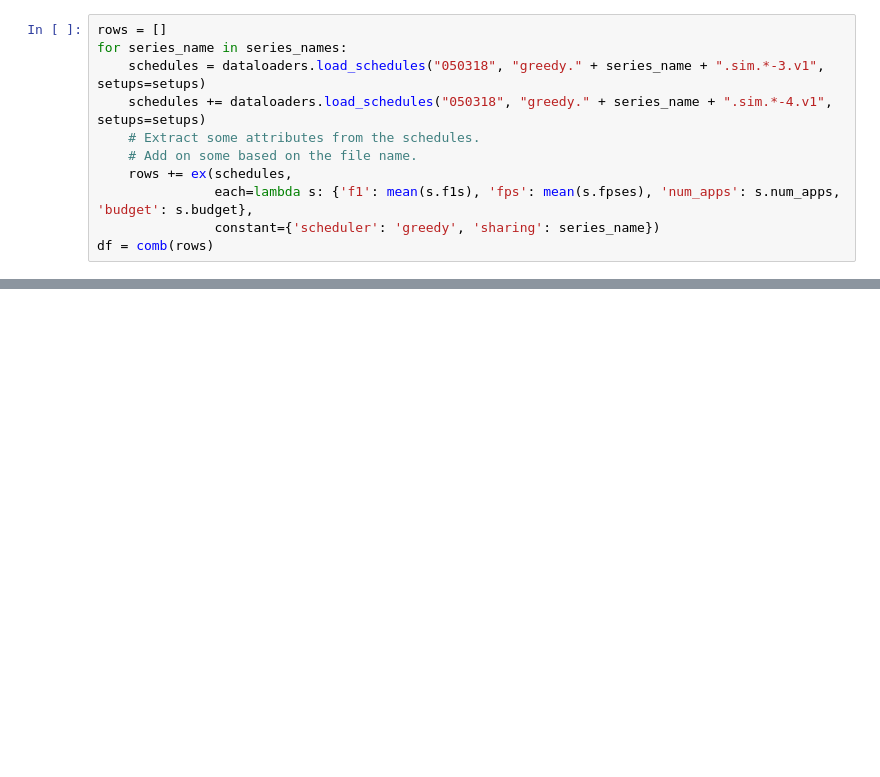
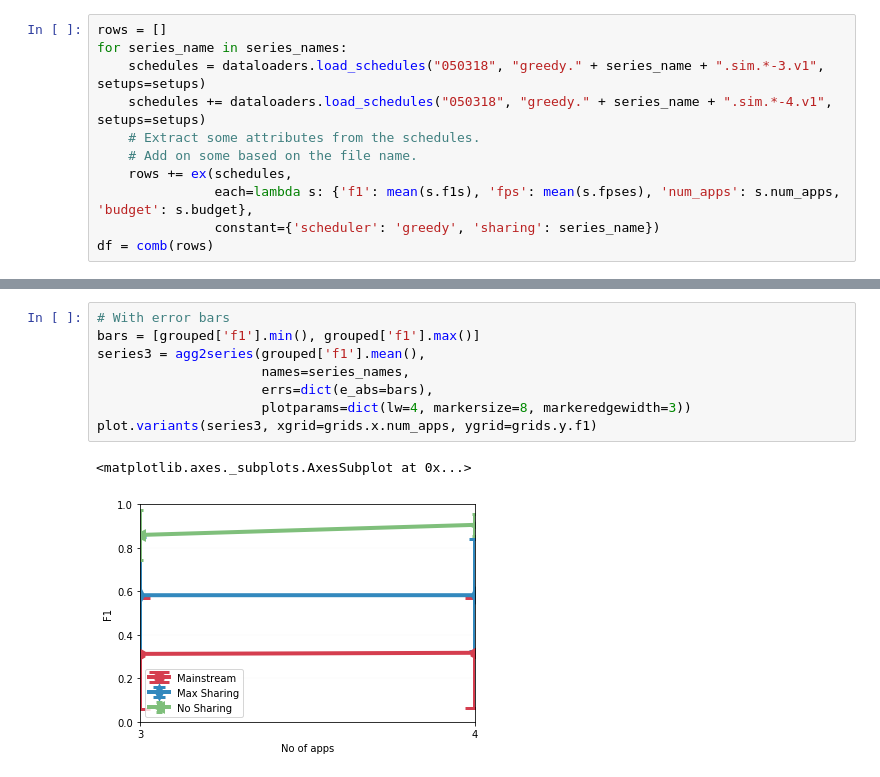
Before and after one commit to angelajiang/mainstream-analysis, a Jupyter notebook: 2018-Spring/notebooks/daniel/fig7.ipynb, the cells around one changed output, grey strips where cells are left out. Saved outputs shown, nothing was run; the diff lists cells and outputs as text; blank space fills up the shorter version.

```diff
--- a/2018-Spring/notebooks/daniel/fig7.ipynb
+++ b/2018-Spring/notebooks/daniel/fig7.ipynb
@@ -42,0 +49,11 @@ grids.x.num_apps(xss)
+# %%
+# With error bars
+bars = [grouped['f1'].min(), grouped['f1'].max()]
+series3 = agg2series(grouped['f1'].mean(),
+                     names=series_names,
+                     errs=dict(e_abs=bars),
+                     plotparams=dict(lw=4, markersize=8, markeredgewidth=3))
+plot.variants(series3, xgrid=grids.x.num_apps, ygrid=grids.y.f1)
+# %% [output]
+<matplotlib.axes._subplots.AxesSubplot at 0x...>
+[figure, added]
```
Also changed, not shown: parts of 4 cells of this notebook, 8 other files.
